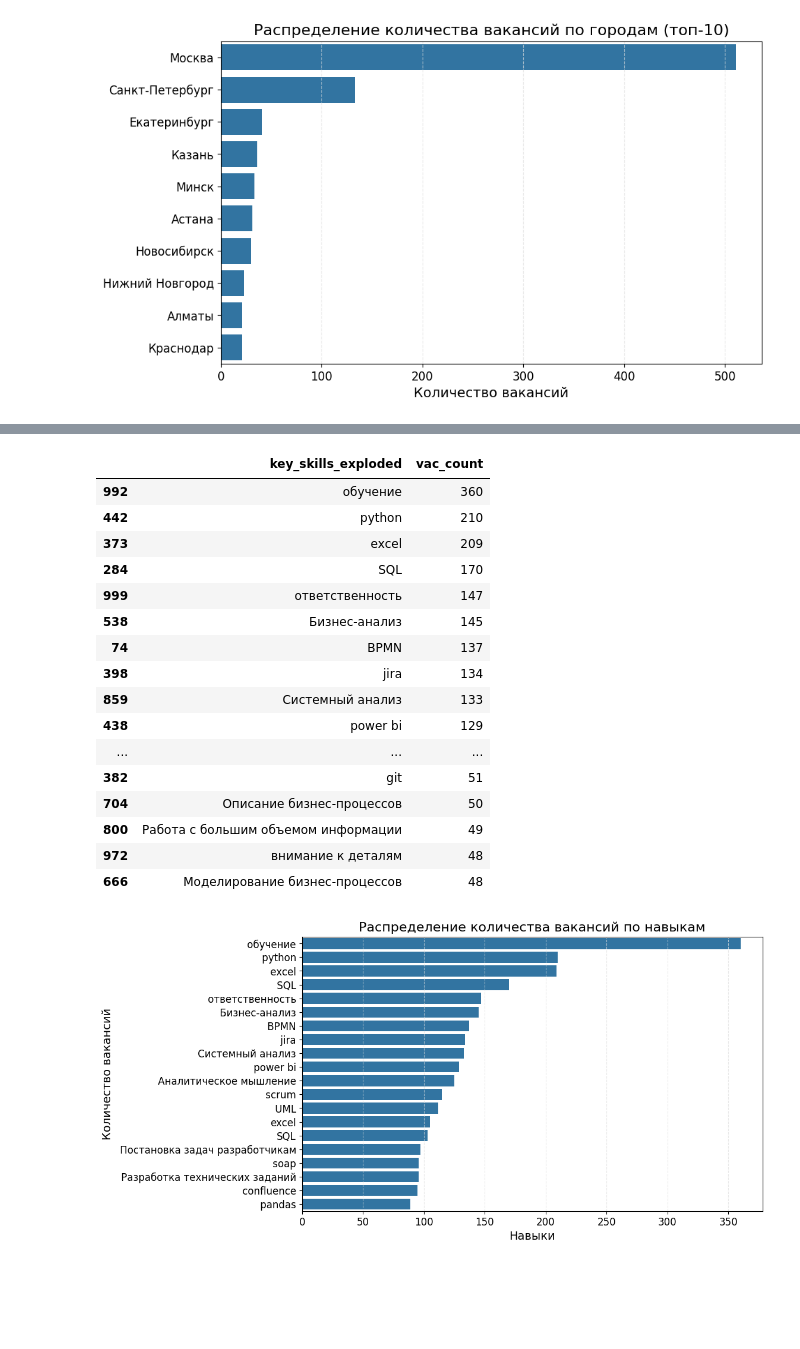
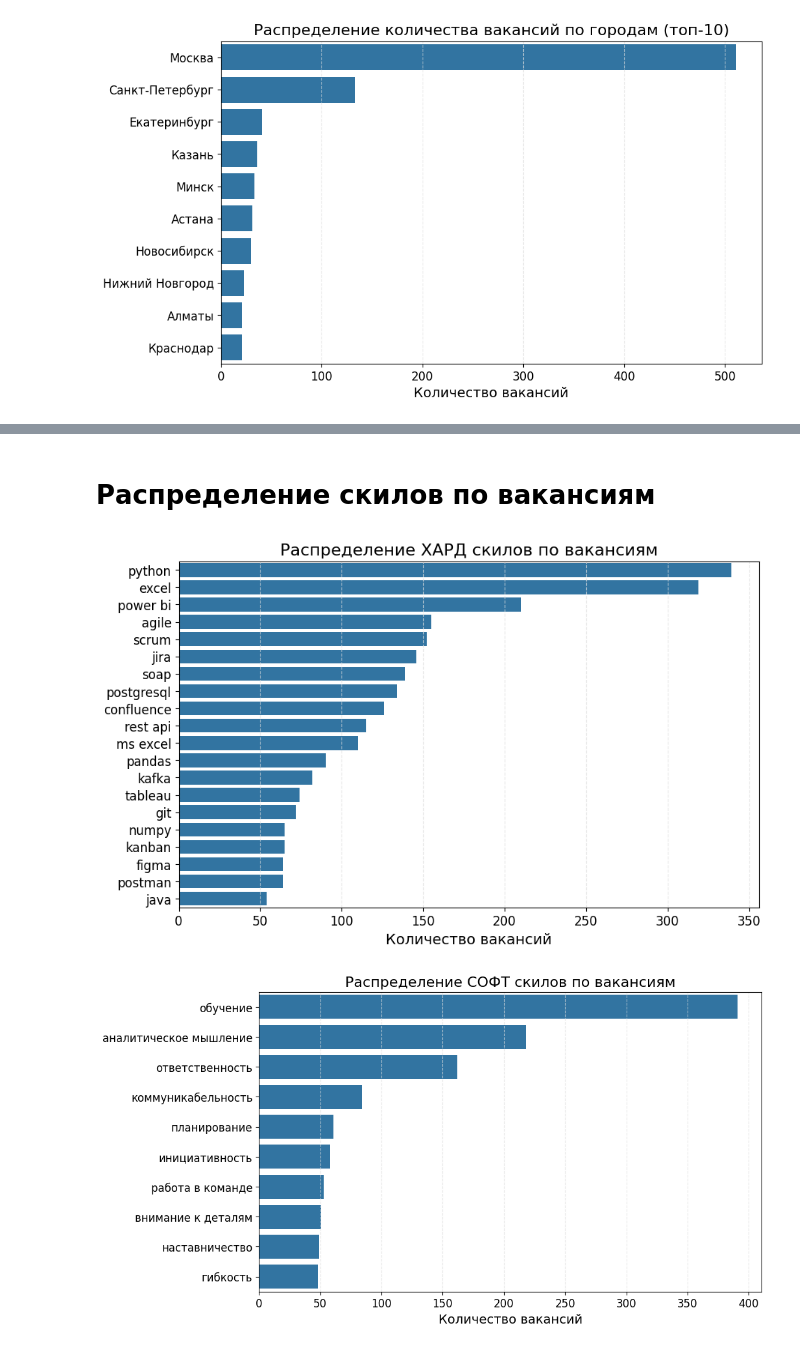
Before and after one commit to Capym9h/hh_project, a Jupyter notebook: py_analytics.ipynb, the cells around one changed output, grey strips where cells are left out. Cells and saved outputs as stored; diff of their text form; code cells hidden in the pictures; blank space fills up the shorter version.

Commit message:
recreate hard_skill and soft_skill lists

```diff
--- a/py_analytics.ipynb
+++ b/py_analytics.ipynb
@@ -79,7 +79,7 @@ min         250.000000
 max      500000.000000
 Name: salary_from, dtype: float64
 # %%
-def capture_figures(title, xlabel=None, ylabel=None):
+def capture_figures(title=None, xlabel=None, ylabel=None):
     plt.title(title) if title else plt.title('')
     plt.xlabel(xlabel) if xlabel else plt.xlabel('')
     plt.ylabel(ylabel) if ylabel else plt.ylabel('')
@@ -207,33 +200,32 @@ hh_df.sample(1)
-# %%
-hh_df_copy = hh_df.copy(deep=True)
-hh_df_copy = hh_df_copy[['vac_id','key_skills']]
-hh_df_copy['key_skills_exploded'] = hh_df_copy.key_skills.str.split(';')
-hh_df_copy = hh_df_copy.explode('key_skills_exploded', ignore_index=True)
-hh_df_copy.groupby('key_skills_exploded').agg(
-    vac_count = ('vac_id','count')
-    ).reset_index().sort_values(by='vac_count', ascending=False).head(50)
-# %% [output]
-|  | key_skills_exploded | vac_count |
-| 992 | обучение | 360 |
-| 442 | python | 210 |
-| 373 | excel | 209 |
-| 284 | SQL | 170 |
-| 999 | ответственность | 147 |
-| 538 | Бизнес-анализ | 145 |
-| 74 | BPMN | 137 |
-| 398 | jira | 134 |
-| 859 | Системный анализ | 133 |
-| 438 | power bi | 129 |
-| ... | ... | ... |
-| 382 | git | 51 |
-| 704 | Описание бизнес-процессов | 50 |
-| 800 | Работа с большим объемом информации | 49 |
-| 972 | внимание к деталям | 48 |
-| 666 | Моделирование бизнес-процессов | 48 |
+# %% [markdown]
+# Распределение скилов по вакансиям
 # %%
+from utils.skills_extractor import SkillsExtractor
+
+ske = SkillsExtractor()
+soft_skills = ske.soft_skills
+tech_skills = ske.tech_skills
+
+hh_df_copy = hh_df.loc[:, ['vac_id','key_skills']]
+hh_df_copy['key_skills_exploded'] = hh_df_copy.key_skills.str.split(';')
+hh_df_copy = hh_df_copy.explode('key_skills_exploded', ignore_index=True)
+
 skill_rating = hh_df.key_skills.str.split(';').explode().value_counts().reset_index().head(20)
-sns.barplot(data=skill_rating, y='key_skills', x='count')
-capture_figures('Распределение количества вакансий по навыкам', xlabel='Навыки', ylabel='Количество вакансий')
-plt.show()
+hh_df_copy['hard_skills'] = hh_df_copy.key_skills_exploded.apply(lambda x: x.lower().strip() if any(skill  in x.lower().strip() for skill in tech_skills) else np.nan)
+hh_df_copy['soft_skills'] = hh_df_copy.key_skills_exploded.apply(lambda x: x.lower().strip() if any(skill  in x.lower().strip() for skill in soft_skills) else np.nan)
+
+hard_rating = hh_df_copy.groupby(['hard_skills']).agg(
+    vac_cnt = ('vac_id','count')
+).reset_index().sort_values(by='vac_cnt', ascending=False).head(20)
+
+soft_rating = hh_df_copy.groupby(['soft_skills']).agg(
+    vac_cnt = ('vac_id','count')
+).reset_index().sort_values(by='vac_cnt', ascending=False).head(10)
+
+sns.barplot(data=hard_rating, y='hard_skills', x='vac_cnt', orient='h')
+capture_figures('Распределение ХАРД скилов по вакансиям', xlabel='Количество вакансий')
+sns.barplot(data=soft_rating, y='soft_skills', x='vac_cnt', orient='h')
+capture_figures('Распределение СОФТ скилов по вакансиям', xlabel='Количество вакансий')
 # %% [output]
-[figure, old version]
+[figure, new version]
+[figure, added]
```
Also changed, not shown: parts of 10 cells of this notebook, 2 other files.
